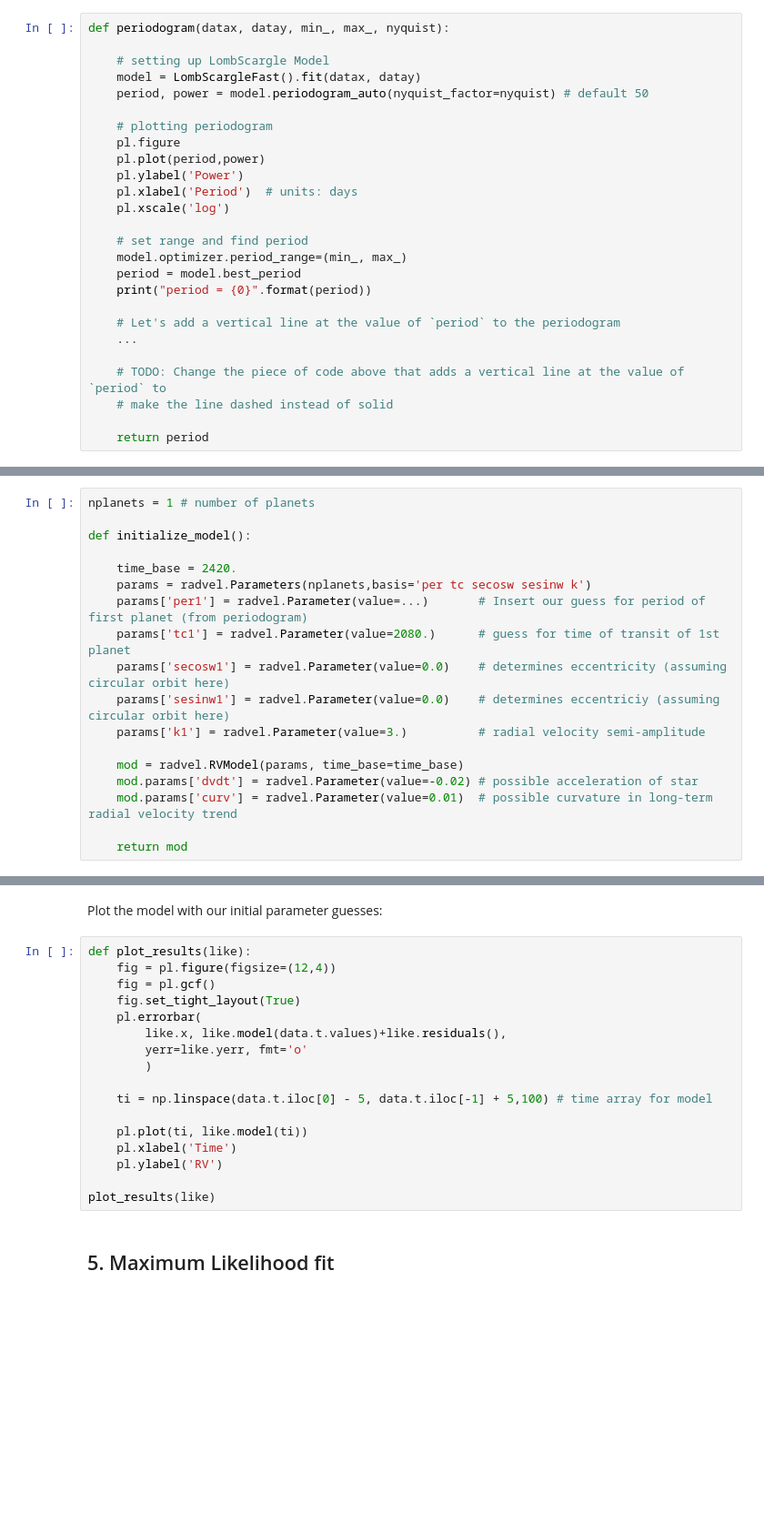
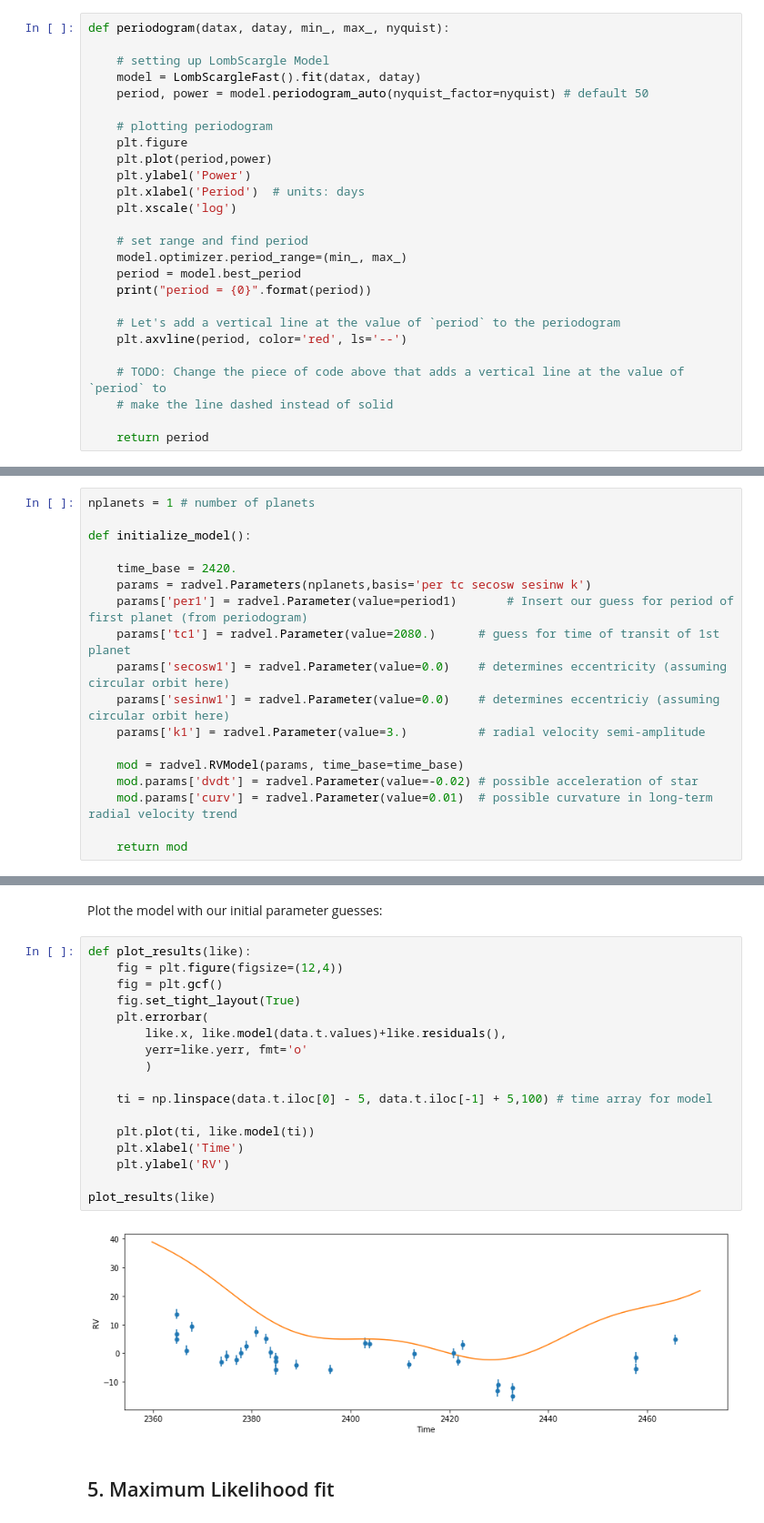
Before and after one commit to howardisaacson/Intro-to-Astro-2021, a Jupyter notebook: Week5_radvel_fitting/RadVel_Tutorial.ipynb, the cells around one changed output, grey strips where cells are left out. Shown: that part at 91% size. Saved outputs shown, nothing was run; the diff lists cells and outputs as text; blank space fills up the shorter version.

```diff
--- a/Week5_radvel_fitting/RadVel_Tutorial.ipynb
+++ b/Week5_radvel_fitting/RadVel_Tutorial.ipynb
@@ -133,11 +157,11 @@ def periodogram(datax, datay, min_, max_, nyquist):
     period, power = model.periodogram_auto(nyquist_factor=nyquist) # default 50
 
     # plotting periodogram
-    pl.figure
-    pl.plot(period,power)
-    pl.ylabel('Power')
-    pl.xlabel('Period')  # units: days
-    pl.xscale('log')
+    plt.figure
+    plt.plot(period,power)
+    plt.ylabel('Power')
+    plt.xlabel('Period')  # units: days
+    plt.xscale('log')
 
     # set range and find period
     model.optimizer.period_range=(min_, max_)
@@ -145,7 +169,7 @@ def periodogram(datax, datay, min_, max_, nyquist):
     print("period = {0}".format(period))
 
     # Let's add a vertical line at the value of `period` to the periodogram
-    ...
+    plt.axvline(period, color='red', ls='--')
 
     # TODO: Change the piece of code above that adds a vertical line at the value of `period` to
     # make the line dashed instead of solid
@@ -179,7 +214,7 @@ def initialize_model():
 
     time_base = 2420.
     params = radvel.Parameters(nplanets,basis='per tc secosw sesinw k')
-    params['per1'] = radvel.Parameter(value=...)       # Insert our guess for period of first planet (from periodogram)
+    params['per1'] = radvel.Parameter(value=period1)       # Insert our guess for period of first planet (from periodogram)
     params['tc1'] = radvel.Parameter(value=2080.)      # guess for time of transit of 1st planet
     params['secosw1'] = radvel.Parameter(value=0.0)    # determines eccentricity (assuming circular orbit here)
     params['sesinw1'] = radvel.Parameter(value=0.0)    # determines eccentriciy (assuming circular orbit here)
@@ -205,21 +240,23 @@ like.params['jit_HIRES'] = radvel.Parameter(value=1.0)   # white noise
 Plot the model with our initial parameter guesses:
 # %%
 def plot_results(like):
-    fig = pl.figure(figsize=(12,4))
-    fig = pl.gcf()
+    fig = plt.figure(figsize=(12,4))
+    fig = plt.gcf()
     fig.set_tight_layout(True)
-    pl.errorbar(
+    plt.errorbar(
         like.x, like.model(data.t.values)+like.residuals(),
         yerr=like.yerr, fmt='o'
         )
 
     ti = np.linspace(data.t.iloc[0] - 5, data.t.iloc[-1] + 5,100) # time array for model
 
-    pl.plot(ti, like.model(ti))
-    pl.xlabel('Time')
-    pl.ylabel('RV')
+    plt.plot(ti, like.model(ti))
+    plt.xlabel('Time')
+    plt.ylabel('RV')
 
 plot_results(like)
+# %% [output]
+[figure, added]
 # %% [markdown]
 ## 5. Maximum Likelihood fit
 # %% [markdown]
```
Also changed, not shown: parts of 13 cells of this notebook.
